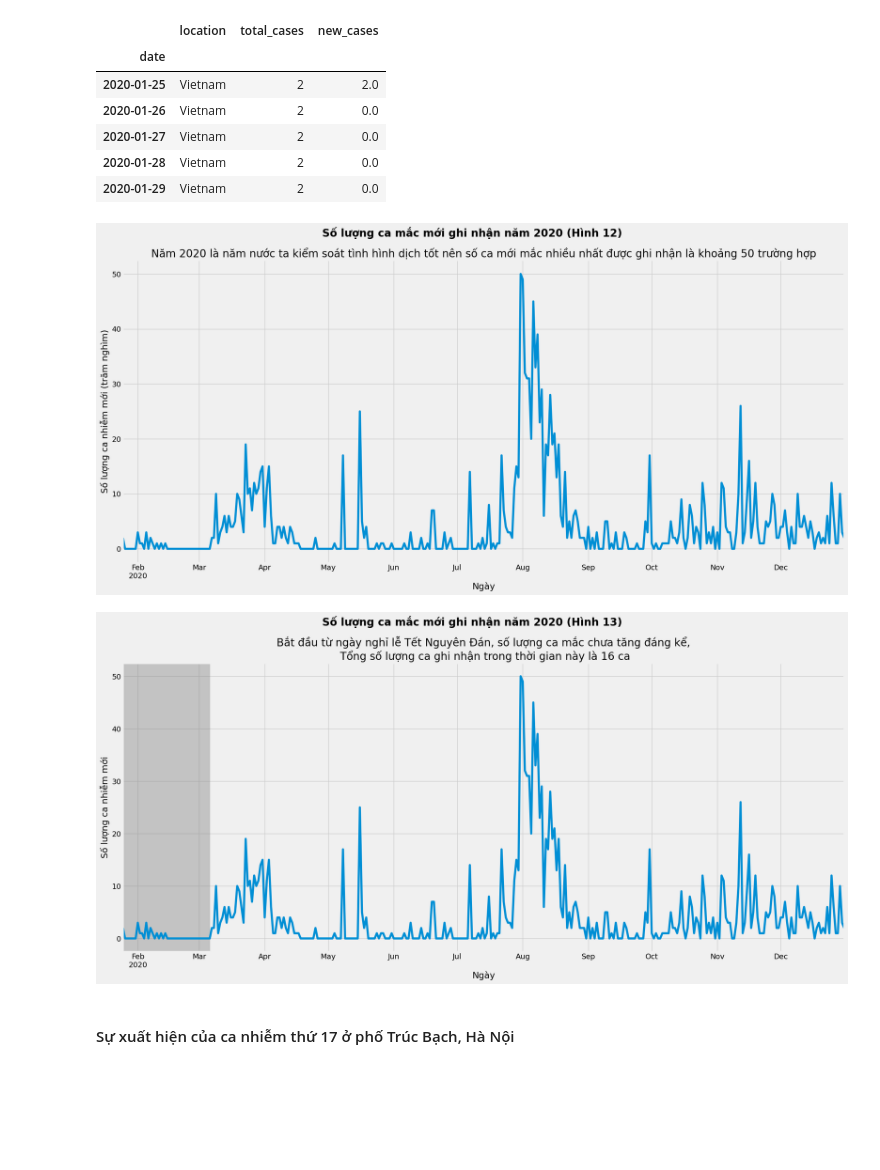
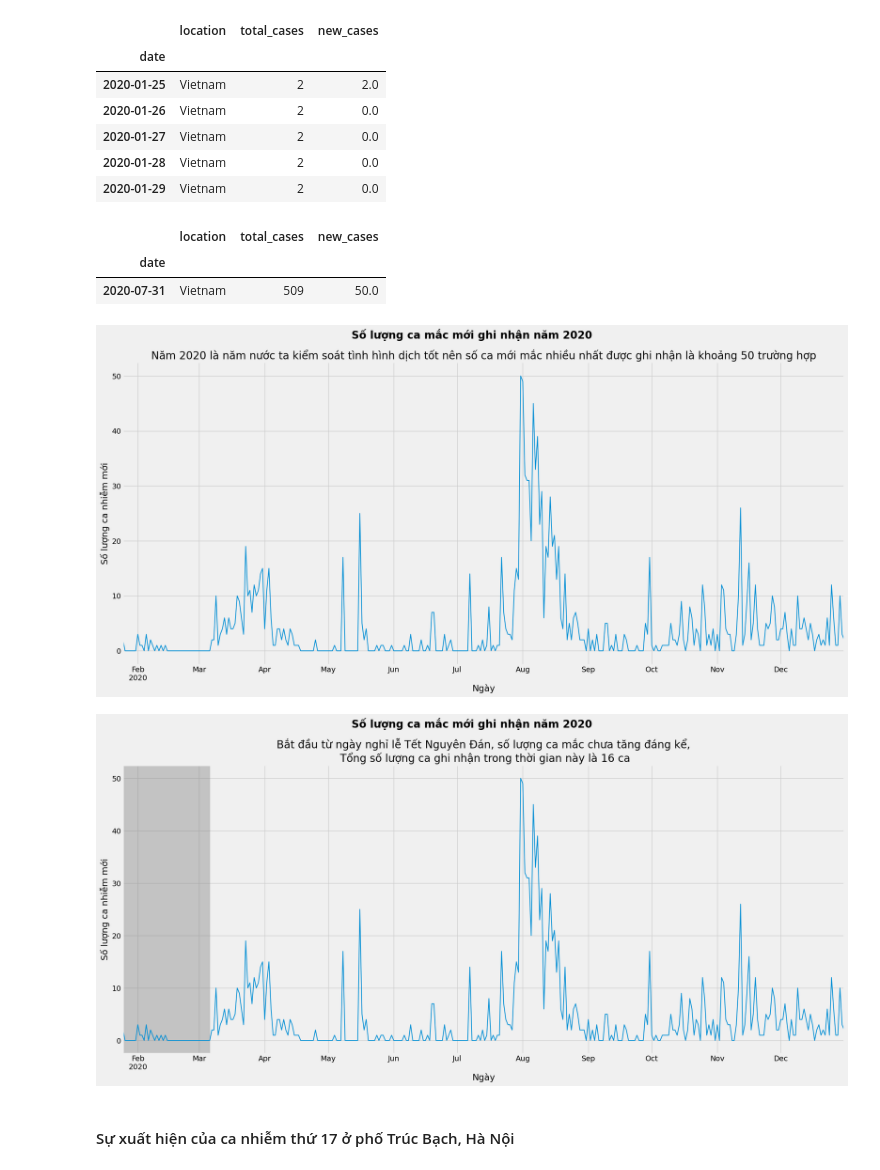
Before and after one commit to manh0387/BTL_LapTrinhAI, a Jupyter notebook: data_analyst.ipynb, the cells around one changed output. Saved outputs shown, nothing was run; the diff lists cells and outputs as text; code cells hidden in the pictures; blank space fills up the shorter version.

```diff
--- a/data_analyst.ipynb
+++ b/data_analyst.ipynb
@@ -484,27 +643,33 @@ vn_covid_2020.head()
 | 2020-01-27 | Vietnam | 2 | 0.0 |
 | 2020-01-28 | Vietnam | 2 | 0.0 |
 | 2020-01-29 | Vietnam | 2 | 0.0 |
+# %%
+vn_covid_2020[vn_covid_2020['new_cases']==50]
+# %% [output]
+|  | location | total_cases | new_cases |
+| date |  |  |  |
+| 2020-07-31 | Vietnam | 509 | 50.0 |
 # %%
-vn_covid_2020['new_cases'].plot()
+vn_covid_2020['new_cases'].plot(linewidth=1.5)
 plt.xlabel('Ngày')
-plt.ylabel('Số lượng ca nhiễm mới (trăm nghìm)')
-plt.suptitle("Số lượng ca mắc mới ghi nhận năm 2020 (Hình 12)", fontsize=20, weight='bold')
+plt.ylabel('Số lượng ca nhiễm mới')
+plt.suptitle("Số lượng ca mắc mới ghi nhận năm 2020", fontsize=20, weight='bold')
 plt.title("Năm 2020 là năm nước ta kiểm soát tình hình dịch tốt nên số ca mới mắc nhiều nhất được ghi nhận là khoảng 50 trường hợp")
 plt.tight_layout()
 plt.show()
 # %% [output]
-[figure, old version]
+[figure, new version]
 # %%
-vn_covid_2020['new_cases'].plot()
+vn_covid_2020['new_cases'].plot(linewidth=1.5)
 plt.xlabel('Ngày')
 plt.ylabel('Số lượng ca nhiễm mới')
-plt.suptitle("Số lượng ca mắc mới ghi nhận năm 2020 (Hình 13)", fontsize=20, weight='bold')
+plt.suptitle("Số lượng ca mắc mới ghi nhận năm 2020", fontsize=20, weight='bold')
 plt.title("Bắt đầu từ ngày nghỉ lễ Tết Nguyên Đán, số lượng ca mắc chưa tăng đáng kể,\n Tổng số lượng ca ghi nhận trong thời gian này là 16 ca")
 plt.axvspan(xmin=18286, xmax=18327, ymin=0, alpha=0.4, color='gray')
 plt.tight_layout()
 plt.show()
 # %% [output]
-[figure, old version]
+[figure, new version]
 # %% [markdown]
 #### Sự xuất hiện của ca nhiễm thứ 17 ở phố Trúc Bạch, Hà Nội
 # %%
```
Also changed, not shown: parts of 36 cells of this notebook.
